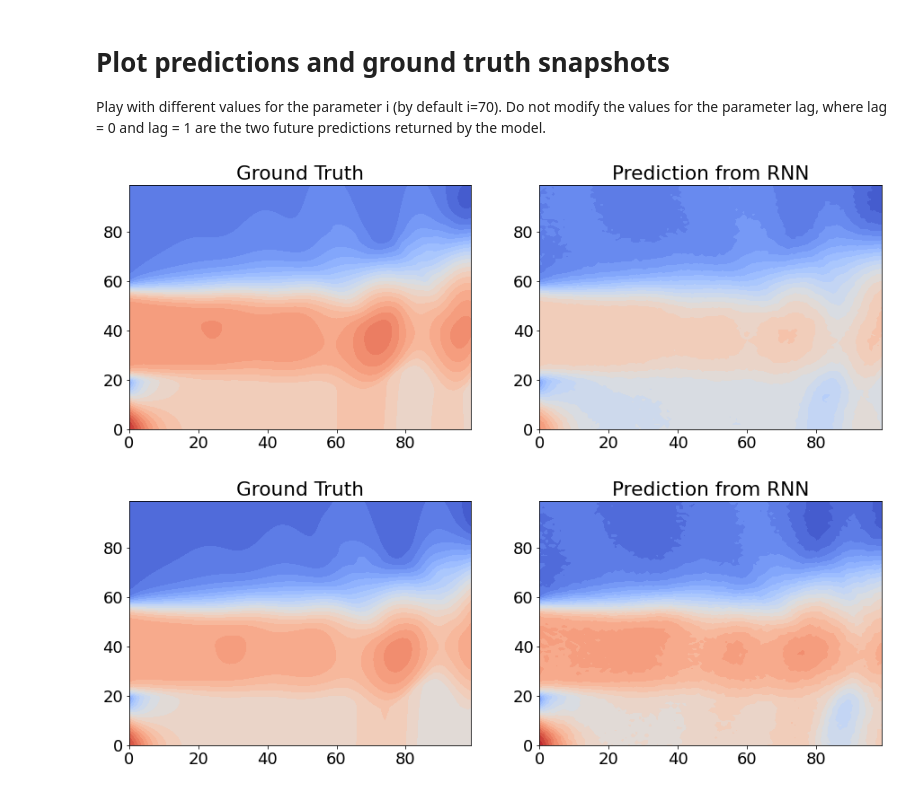
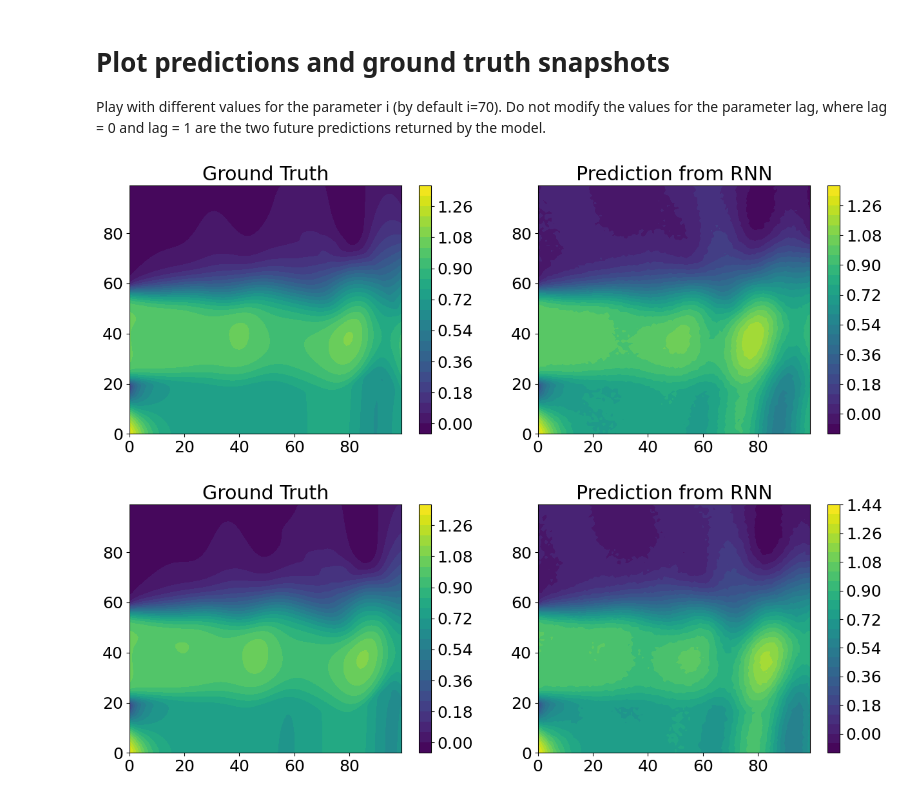
Before and after one commit to RAbadiaH/forecasting-through-deep-learning-and-modal-decomposition-in-multi-phase-concentric-jets, a Jupyter notebook: rnn_model.ipynb, the cells around one changed output. Cells and saved outputs as stored; diff of their text form; code cells hidden in the pictures.

```diff
--- a/rnn_model.ipynb
+++ b/rnn_model.ipynb
@@ -247,7 +259,7 @@ class DataGenerator(tf.keras.utils.Sequence):
 # Prepare data generators
 
 period_transitorio = 0
-stride_train = 2
+stride_train = 1
 stride_val = 1
 stride_test = 1
 test_prop = 0.35
@@ -495,8 +507,7 @@ np.random.seed(247531338)
 # %%
 t0 = time.time()
 
-callbacks = [ModelCheckpoint(save_best_weights, monitor='val_loss', save_best_only=True, mode='auto'),
-             EarlyStopping(monitor='val_loss', patience=10, verbose=1, mode='auto')
+callbacks = [ModelCheckpoint(save_best_weights, monitor='val_loss', save_best_only=True, mode='auto')
             ]
 
 # epochs
@@ -505,9 +516,6 @@ num_epochs = 140
 
 history = model.fit(training_generator,
                               validation_data=validation_generator,
-                              use_multiprocessing=True,
-                              workers=6,
-                              max_queue_size=10,
                               epochs=num_epochs,
                               verbose=1,
                               callbacks=callbacks)
@@ -587,7 +584,7 @@ def RRMSE_flat (real, predicted):
 t0 = time.time()
 
 model.load_weights(save_best_weights)
-Ytest_hat_fl = model.predict(test_generator, max_queue_size=10, workers=6, use_multiprocessing=True, verbose=1)
+Ytest_hat_fl = model.predict(test_generator, verbose=0)
 
 t1 = time.time()
 print("Minutes elapsed: %f" % ((t1 - t0) / 60.))
@@ -630,7 +594,7 @@ custom_palette = sns.color_palette("coolwarm", 26)
 # Plot predictions and ground truth snapshots
 Play with different values for the parameter i (by default i=70). Do not modify the values for the parameter lag, where lag = 0 and lag = 1 are the two future predictions returned by the model.
 # %%
-i = 30
+i = 20
 lag = 0
 
 Ytest_hat_lag = np.reshape(Ytest_hat_fl[lag], (Ytest[lag].shape[0],Ytest[lag].shape[1],Ytest[lag].shape[2],Ytest[lag].shape[3]))
@@ -640,30 +604,34 @@ YMONOtest_lag = np.reshape(YMONOtest_fl[lag], (YMONOtest[lag].shape[0],YMONOtest
 
 plt.figure(figsize=(15,5))
 plt.subplot(1,2, 1)
-plt.contourf((Ytest_lag*range_val + min_val)[i,0,:,:]+YMONOtest_lag[i,0,:,:], 25, colors = custom_palette)
+plt.contourf((Ytest_lag*range_val + min_val)[i,0,:,:]+YMONOtest_lag[i,0,:,:], 25)
 plt.title('Ground Truth')
+plt.colorbar()
 plt.subplot(1,2, 2)
-plt.contourf((Ytest_hat_lag*range_val + min_val)[i,0,:,:]+YMONOtest_lag[i,0,:,:], 25, colors = custom_palette)
+plt.contourf((Ytest_hat_lag*range_val + min_val)[i,0,:,:]+YMONOtest_lag[i,0,:,:], 25)
 plt.title('Prediction from RNN')
+plt.colorbar()
 plt.show()
 # %% [output]
-[figure, old version]
+[figure, new version]
 # %%
-i = 30
+i = 20
 lag = 1
 
 Ytest_hat_lag = np.reshape(Ytest_hat_fl[lag], (Ytest[lag].shape[0],Ytest[lag].shape[1],Ytest[lag].shape[2],Ytest[lag].shape[3]))
 Ytest_lag = np.reshape(Ytest_fl[lag], (Ytest[lag].shape[0],Ytest[lag].shape[1],Ytest[lag].shape[2],Ytest[lag].shape[3]))
 
 YMONOtest_lag = np.reshape(YMONOtest_fl[lag], (YMONOtest[lag].shape[0],YMONOtest[lag].shape[1],YMONOtest[lag].shape[2],YMONOtest[lag].shape[3]))
 
 plt.figure(figsize=(15,5))
 plt.subplot(1,2, 1)
-plt.contourf((Ytest_lag*range_val + min_val)[i,0,:,:]+YMONOtest_lag[i,0,:,:], 25, colors = custom_palette)
+plt.contourf((Ytest_lag*range_val + min_val)[i,0,:,:]+YMONOtest_lag[i,0,:,:], 25)
 plt.title('Ground Truth')
+plt.colorbar()
 plt.subplot(1,2, 2)
-plt.contourf((Ytest_hat_lag*range_val + min_val)[i,0,:,:]+YMONOtest_lag[i,0,:,:], 25, colors = custom_palette)
+plt.contourf((Ytest_hat_lag*range_val + min_val)[i,0,:,:]+YMONOtest_lag[i,0,:,:], 25)
 plt.title('Prediction from RNN')
+plt.colorbar()
 plt.show()
 # %% [output]
-[figure, old version]
+[figure, new version]
```
Also changed, not shown: parts of 11 cells of this notebook.
